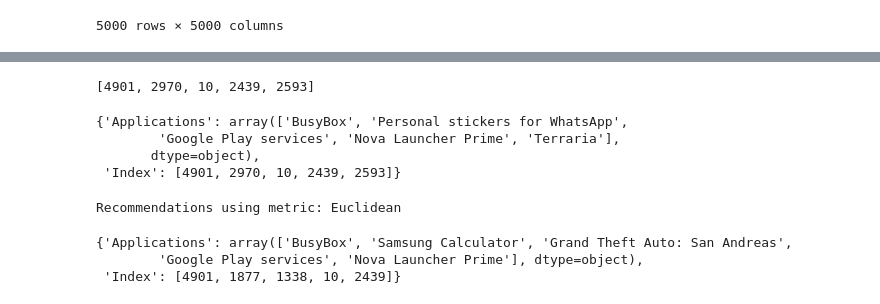
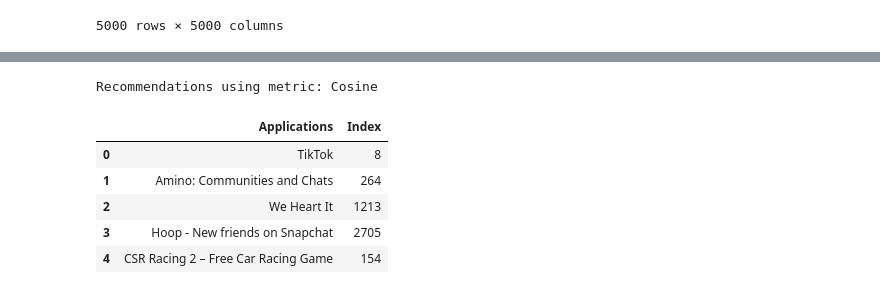
Before and after one commit to amarell/play-store-app-recommender-system, a Jupyter notebook: app.ipynb, the cells around one changed output, grey strips where cells are left out. Saved outputs shown, nothing was run; the diff lists cells and outputs as text; code cells hidden in the pictures.

```diff
--- a/app.ipynb
+++ b/app.ipynb
@@ -148,9 +147,0 @@ df_test
-# %%
-def recommend(index):
-    index_recomm = cos_sim_data.loc[index].sort_values(ascending=False).index.tolist()[1:6]
-
-    print(index_recomm)
-    app_recomm =  df_validation['App Name'].loc[index_recomm].values
-    result = {'Applications':app_recomm,'Index':index_recomm}
-
-    return result
@@ -230,15 +148,36 @@ def recommend(index, metric="Cosine", number_of_recommendations=5):
-# %%
-recommend_euc_distance(39)
-# %% [output]
-[4901, 2970, 10, 2439, 2593]
-{'Applications': array(['BusyBox', 'Personal stickers for WhatsApp',
-        'Google Play services', 'Nova Launcher Prime', 'Terraria'],
-       dtype=object),
- 'Index': [4901, 2970, 10, 2439, 2593]}
-# %%
-recommend(15, "Euclidean")
-# %% [output]
-Recommendations using metric: Euclidean
-{'Applications': array(['BusyBox', 'Samsung Calculator', 'Grand Theft Auto: San Andreas',
-        'Google Play services', 'Nova Launcher Prime'], dtype=object),
- 'Index': [4901, 1877, 1338, 10, 2439]}
+# %%
+# supported metrics are the following
+from sklearn.metrics.pairwise import euclidean_distances
+from sklearn.metrics.pairwise import cosine_similarity
+from sklearn.metrics.pairwise import manhattan_distances
+
+euc_distance_data = pd.DataFrame(euclidean_distances(df))
+cos_sim_data = pd.DataFrame(cosine_similarity(df))
+man_distance_data = pd.DataFrame(manhattan_distances(df))
+
+def recommend(index, metric="Cosine", number_of_recommendations=5):
+    print("Recommendations using metric: " + metric)
+    print("Recommendations for ")
+
+    if metric == "Cosine":
+        index_recomm = cos_sim_data.loc[index].sort_values(ascending=False).index.tolist()[1:number_of_recommendations + 1]
+    elif metric == "Euclidean":
+        index_recomm = euc_distance_data.loc[index].sort_values(ascending=False).index.tolist()[1:number_of_recommendations + 1]
+    elif metric == "Manhattan":
+        index_recomm = man_distance_data.loc[index].sort_values(ascending=False).index.tolist()[1:number_of_recommendations + 1]
+
+    app_recomm =  df_validation['App Name'].loc[index_recomm].values
+    result = {'Applications':app_recomm,'Index':index_recomm}
+
+    return pd.DataFrame(result)
+# %%
+# 15 is the id of Snapchat
+recommend(15)
+# %% [output]
+Recommendations using metric: Cosine
+|  | Applications | Index |
+| 0 | TikTok | 8 |
+| 1 | Amino: Communities and Chats | 264 |
+| 2 | We Heart It | 1213 |
+| 3 | Hoop - New friends on Snapchat | 2705 |
+| 4 | CSR Racing 2 – Free Car Racing Game | 154 |
```
Also changed, not shown: parts of 8 cells of this notebook, 1 other file.
